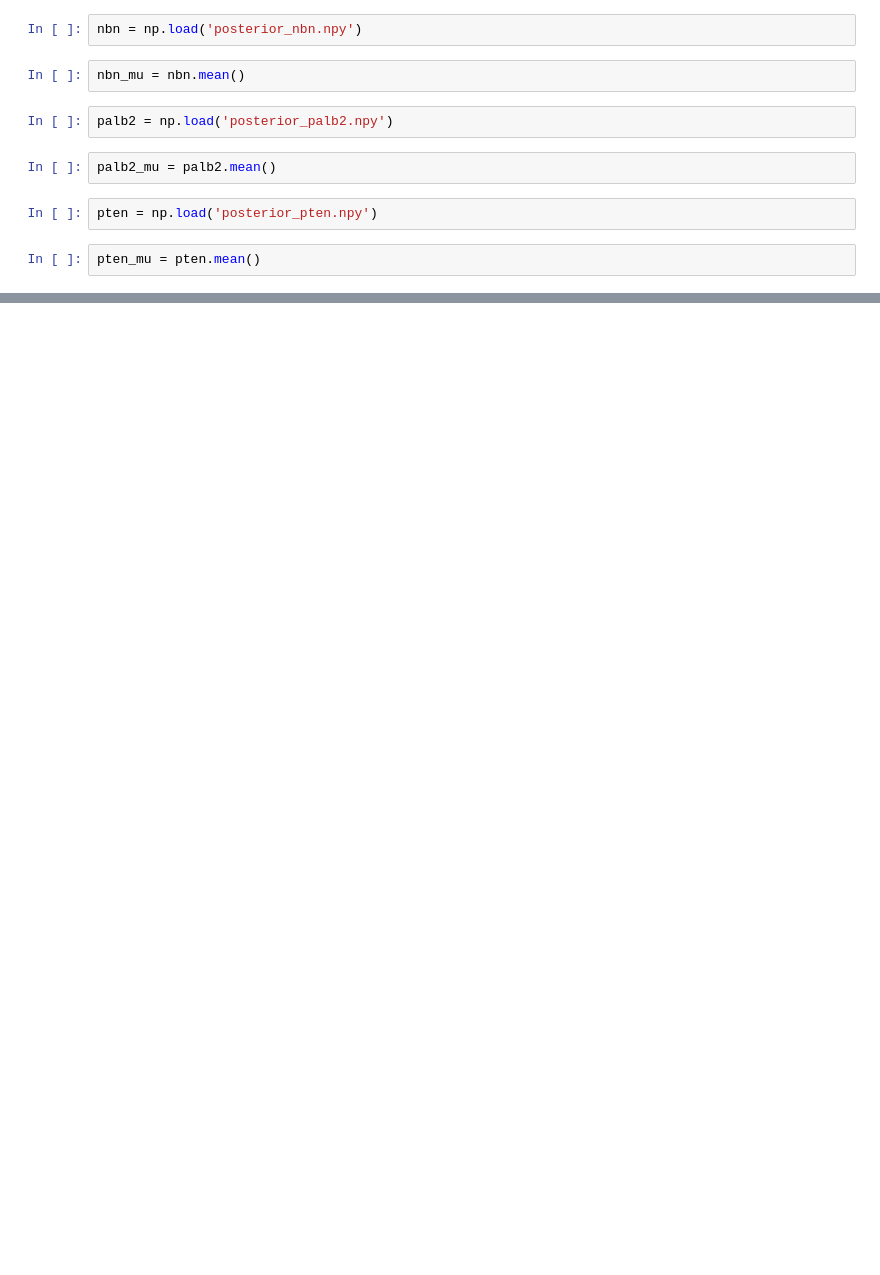
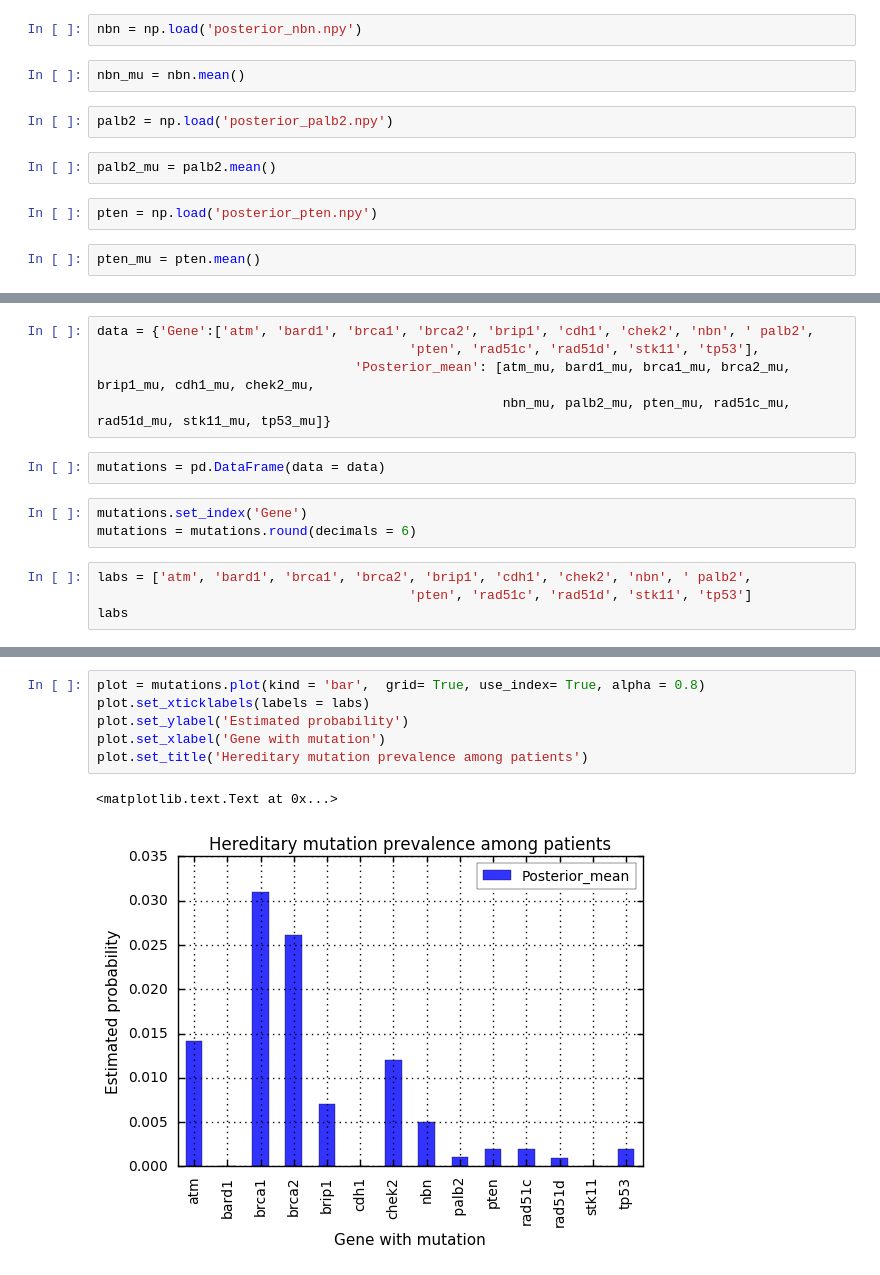
Before and after one commit to hmelberg/share, a Jupyter notebook: Mutation_prevalence_means.ipynb, the cells around one changed output, grey strips where cells are left out. Saved outputs shown, nothing was run; the diff lists cells and outputs as text; blank space fills up the shorter version.

```diff
--- a/Mutation_prevalence_means.ipynb
+++ b/Mutation_prevalence_means.ipynb
@@ -43,0 +63,14 @@ pten_mu = pten.mean()
+# %%
+data = {'Gene':['atm', 'bard1', 'brca1', 'brca2', 'brip1', 'cdh1', 'chek2', 'nbn', ' palb2',
+                                        'pten', 'rad51c', 'rad51d', 'stk11', 'tp53'],
+                                 'Posterior_mean': [atm_mu, bard1_mu, brca1_mu, brca2_mu, brip1_mu, cdh1_mu, chek2_mu,
+                                                    nbn_mu, palb2_mu, pten_mu, rad51c_mu, rad51d_mu, stk11_mu, tp53_mu]}
+# %%
+mutations = pd.DataFrame(data = data)
+# %%
+mutations.set_index('Gene')
+mutations = mutations.round(decimals = 6)
+# %%
+labs = ['atm', 'bard1', 'brca1', 'brca2', 'brip1', 'cdh1', 'chek2', 'nbn', ' palb2',
+                                        'pten', 'rad51c', 'rad51d', 'stk11', 'tp53']
+labs
@@ -43,0 +92,9 @@ pten_mu = pten.mean()
+# %%
+plot = mutations.plot(kind = 'bar',  grid= True, use_index= True, alpha = 0.8)
+plot.set_xticklabels(labels = labs)
+plot.set_ylabel('Estimated probability')
+plot.set_xlabel('Gene with mutation')
+plot.set_title('Hereditary mutation prevalence among patients')
+# %% [output]
+<matplotlib.text.Text at 0x...>
+[figure, added]
```
Also changed, not shown: parts of 11 cells of this notebook, 2 other files.
